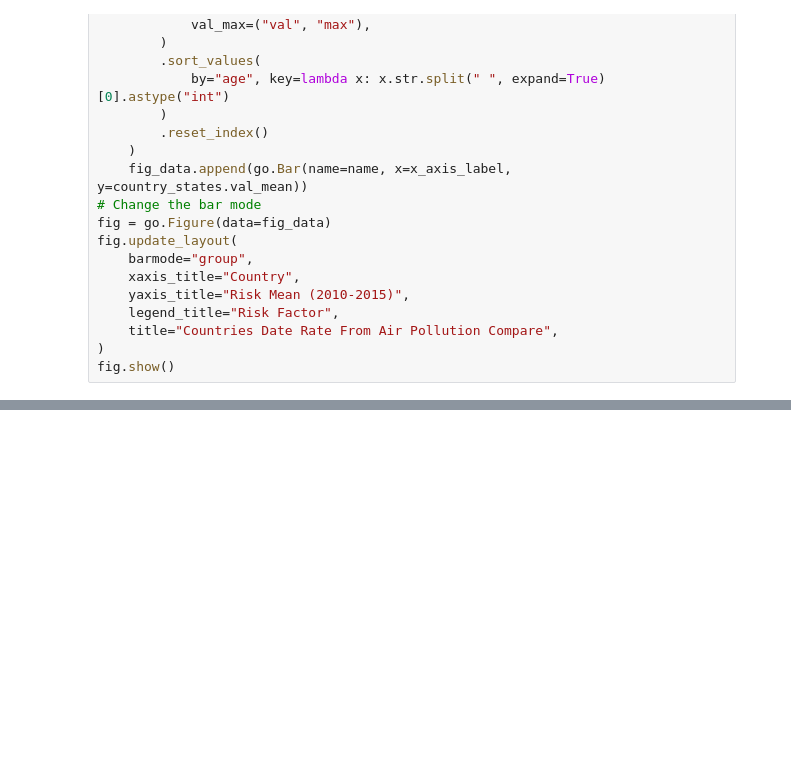
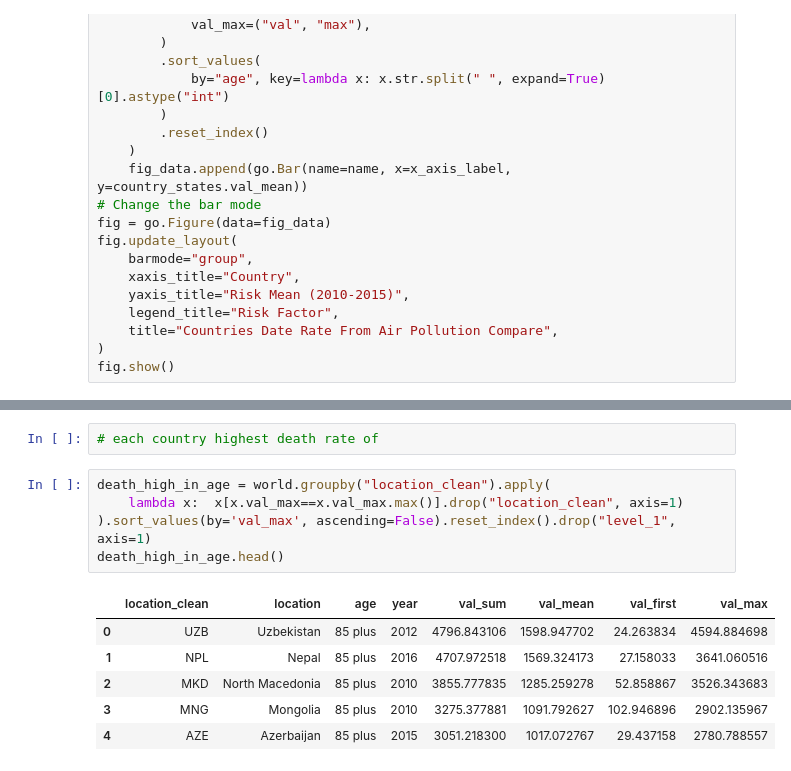
Before and after one commit to 1-1is0/air_pollution_effect, a Jupyter notebook: q4.ipynb, the cells around one changed output, grey strips where cells are left out. Drawn from its saved outputs; the diff is of its cells as text; blank space fills up the shorter version.

```diff
--- a/q4.ipynb
+++ b/q4.ipynb
@@ -299,0 +203,14 @@ fig.show()
+# %%
+# each country highest death rate of
+# %%
+death_high_in_age = world.groupby("location_clean").apply(
+    lambda x:  x[x.val_max==x.val_max.max()].drop("location_clean", axis=1)
+).sort_values(by='val_max', ascending=False).reset_index().drop("level_1", axis=1)
+death_high_in_age.head()
+# %% [output]
+|  | location_clean | location | age | year | val_sum | val_mean | val_first | val_max |
+| 0 | UZB | Uzbekistan | 85 plus | 2012 | 4796.843106 | 1598.947702 | 24.263834 | 4594.884698 |
+| 1 | NPL | Nepal | 85 plus | 2016 | 4707.972518 | 1569.324173 | 27.158033 | 3641.060516 |
+| 2 | MKD | North Macedonia | 85 plus | 2010 | 3855.777835 | 1285.259278 | 52.858867 | 3526.343683 |
+| 3 | MNG | Mongolia | 85 plus | 2010 | 3275.377881 | 1091.792627 | 102.946896 | 2902.135967 |
+| 4 | AZE | Azerbaijan | 85 plus | 2015 | 3051.218300 | 1017.072767 | 29.437158 | 2780.788557 |
```
Also changed, not shown: parts of 18 cells of this notebook, 1 other file.
